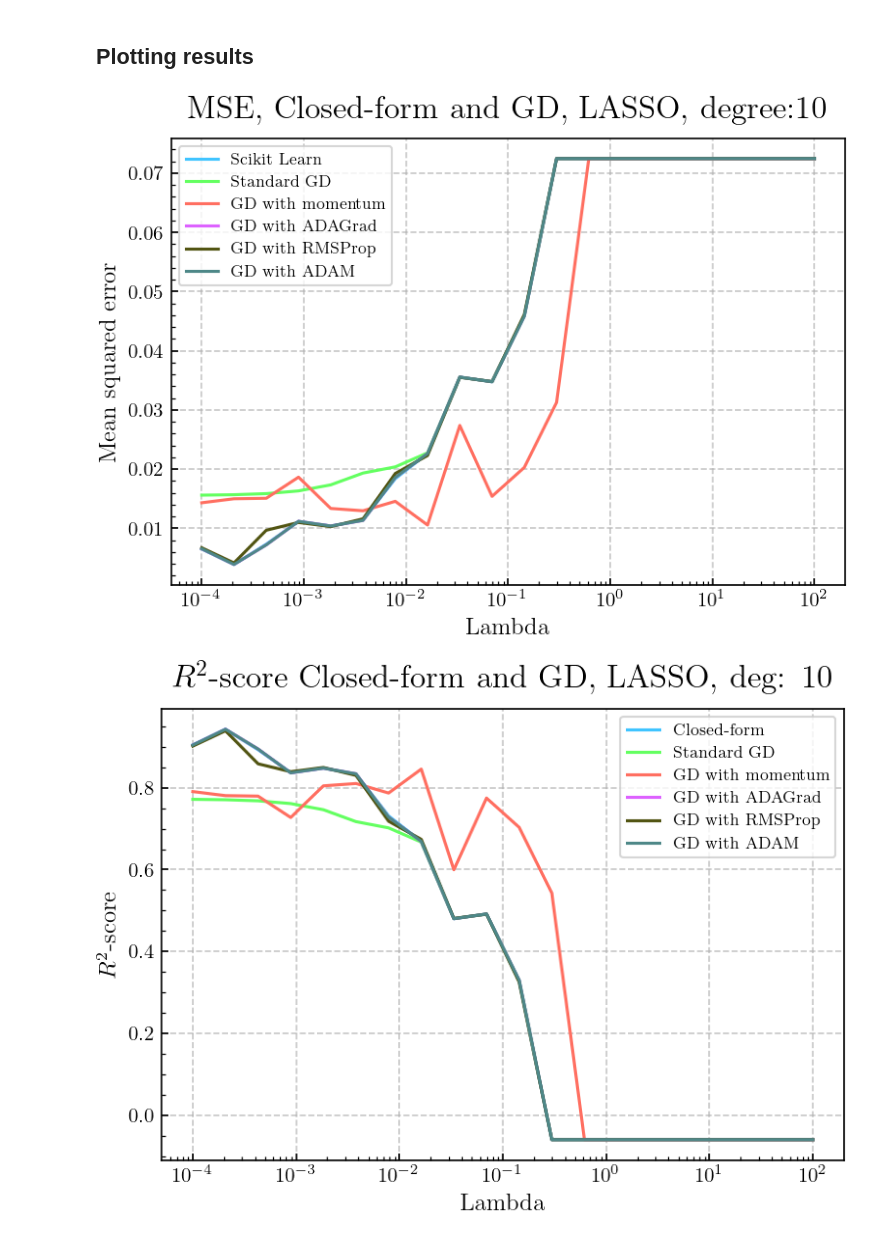
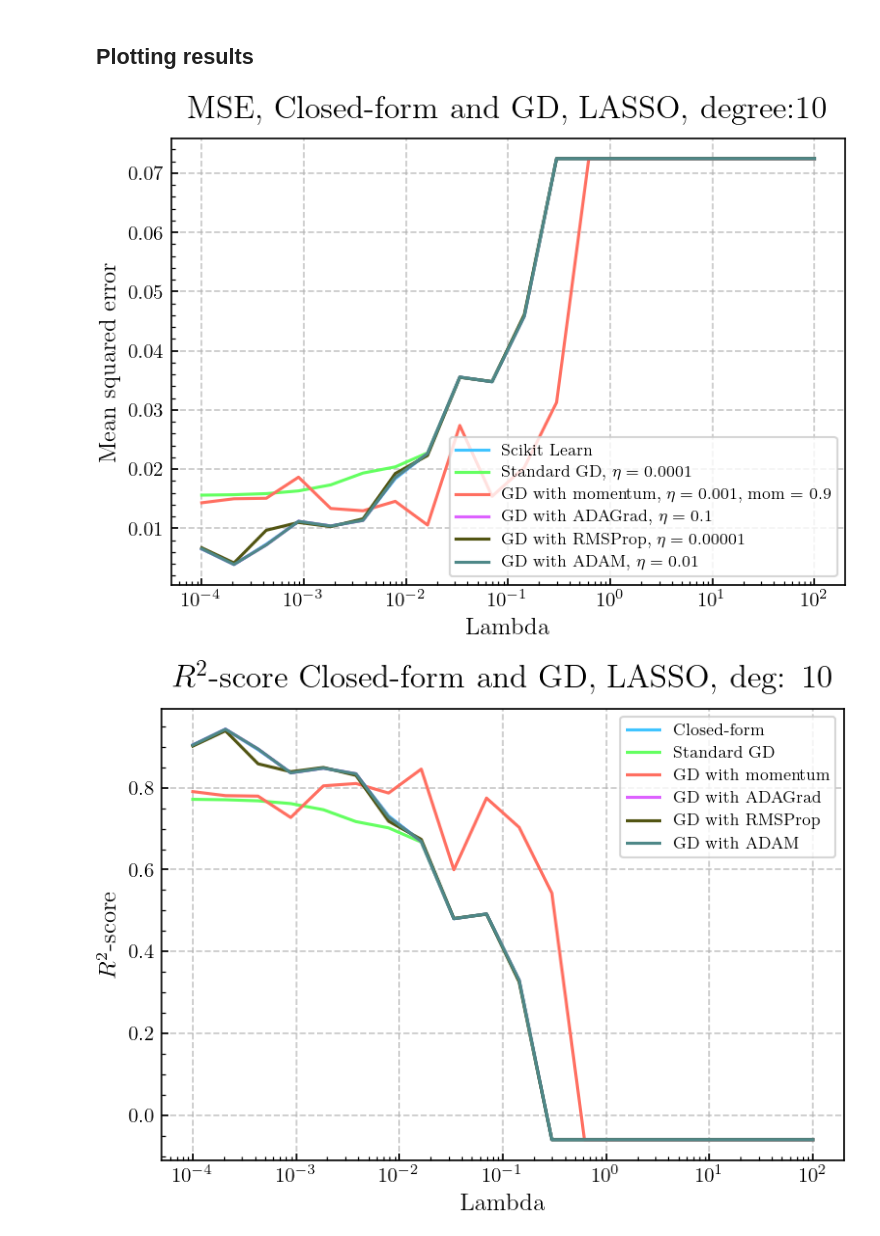
Before and after one commit to egil10/FYSSTK3155, a Jupyter notebook: PROJECT 1/Code/Exe.ipynb, the cells around one changed output. Saved outputs shown, nothing was run; the diff lists cells and outputs as text; code cells hidden in the pictures.

Commit message:
Added plots

```diff
--- a/PROJECT 1/Code/Exe.ipynb
+++ b/PROJECT 1/Code/Exe.ipynb
@@ -458,11 +458,11 @@ for l in lambdas:
 # MSEs
 plt.figure()
 plt.plot(lambdas, MSE_closed_form_LASSO, label="Scikit Learn", color='#40C4FF', linewidth=1.5)
-plt.plot(lambdas, MSE_gd_fixed_learning_rate_LASSO, label="Standard GD", color='#64FF61', linewidth=1.5)
-plt.plot(lambdas, MSE_gd_momentum_LASSO, label="GD with momentum", color='#FF6F61', linewidth=1.5)
-plt.plot(lambdas, MSE_gd_ADAGrad_LASSO, label="GD with ADAGrad", color='#DD61FF', linewidth=1.5)
-plt.plot(lambdas, MSE_gd_RMSProp_LASSO, label="GD with RMSProp", color='#525513', linewidth=1.5)
-plt.plot(lambdas, MSE_gd_ADAM_LASSO, label="GD with ADAM", color='#4E8888', linewidth=1.5)
+plt.plot(lambdas, MSE_gd_fixed_learning_rate_LASSO, label="Standard GD, $\eta = 0.0001$", color='#64FF61', linewidth=1.5)
+plt.plot(lambdas, MSE_gd_momentum_LASSO, label="GD with momentum, $\eta = 0.001$, mom = 0.9", color='#FF6F61', linewidth=1.5)
+plt.plot(lambdas, MSE_gd_ADAGrad_LASSO, label="GD with ADAGrad, $\eta = 0.1$", color='#DD61FF', linewidth=1.5)
+plt.plot(lambdas, MSE_gd_RMSProp_LASSO, label="GD with RMSProp, $\eta = 0.00001$", color='#525513', linewidth=1.5)
+plt.plot(lambdas, MSE_gd_ADAM_LASSO, label="GD with ADAM, $\eta = 0.01$", color='#4E8888', linewidth=1.5)
 plt.title(f"MSE, Closed-form and GD, LASSO, degree:{p} ", fontsize=16, fontfamily='sans-serif', pad=10)
 plt.ylabel("Mean squared error", fontsize=12, fontfamily='sans-serif')
 plt.xlabel("Lambda", fontsize=12, fontfamily='sans-serif')
@@ -471,7 +471,7 @@ plt.legend(fontsize=8)
 plt.grid(True, linestyle='--', alpha=0.7)
 fig = plt.gcf()
 fig.set_size_inches(6, 4)
-# plt.savefig("Plots/mse_gradient_descent_methods_Ridge.pdf", bbox_inches="tight")
+plt.savefig("Plots/mse_gradient_descent_methods_Ridge.pdf", bbox_inches="tight")
 plt.show()
 
 
@@ -482,34 +482,34 @@ plt.plot(lambdas, R2_gd_momentum_LASSO, label="GD with momentum", color='#FF6F61
 plt.plot(lambdas, R2_gd_ADAGrad_LASSO, label="GD with ADAGrad", color='#DD61FF', linewidth=1.5)
 plt.plot(lambdas, R2_gd_RMSProp_LASSO, label="GD with RMSProp", color='#525513', linewidth=1.5)
 plt.plot(lambdas, R2_gd_ADAM_LASSO, label="GD with ADAM", color='#4E8888', linewidth=1.5)
 plt.title(f"$R^2$-score Closed-form and GD, LASSO, deg: {p}", fontsize=16, fontfamily='sans-serif', pad=10)
 plt.legend(fontsize=8)
 plt.ylabel("$R^2$-score", fontsize=12, fontfamily='sans-serif')
 plt.xlabel("Lambda",fontsize=12, fontfamily='sans-serif')
 plt.xscale("log")
 plt.grid(True, linestyle='--', alpha=0.7)
 fig = plt.gcf()
 fig.set_size_inches(6, 4)
-# plt.savefig("Plots/r2_gradient_descent_methods_Ridge.pdf", bbox_inches="tight")
+plt.savefig("Plots/r2_gradient_descent_methods_Ridge.pdf", bbox_inches="tight")
 plt.show()
 
 
 # Number of iterations
 plt.plot(lambdas, num_iterations_gd_fixed_learning_rate_LASSO, label="Standard GD", color='#64FF61', linewidth=1.5)
 plt.plot(lambdas, num_iterations_gd_momentum_LASSO, label="With momentum", color='#FF6F61', linewidth=1.5)
 plt.plot(lambdas, num_iterations_gd_ADAGrad_LASSO, label="ADAGrad", color='#DD61FF', linewidth=1.5)
 plt.plot(lambdas, num_iterations_gd_RMSProp_LASSO, label="RMSProp", color='#525513', linewidth=1.5)
 plt.plot(lambdas, num_iterations_gd_ADAM_LASSO, label="ADAM", color='#4E8888', linewidth=1.5)
-plt.title(rf"Number of iterations, GD. $\eta$ = {eta}, deg = {p}", fontsize=16, fontfamily='sans-serif', pad=10)
+plt.title(rf"Number of iterations, GD, degree = {p}", fontsize=16, fontfamily='sans-serif', pad=10)
 plt.ylabel("Number of iterations", fontsize=12, fontfamily='sans-serif')
 plt.xlabel("Lambda", fontsize=12, fontfamily='sans-serif')
 plt.xscale("log")
 plt.legend(fontsize=8)
 plt.grid(True, linestyle='--', alpha=0.7)
 fig = plt.gcf()
 fig.set_size_inches(6, 4)
 # plt.savefig("Plots/number_of_iterations_gradient_descent_methods_Ridge.pdf", bbox_inches="tight")
 plt.show()
 # %% [output]
-[figure, old version]
+[figure, new version]
 [figure]
```
Also changed, not shown: parts of 1 cell of this notebook, 3 other files.
